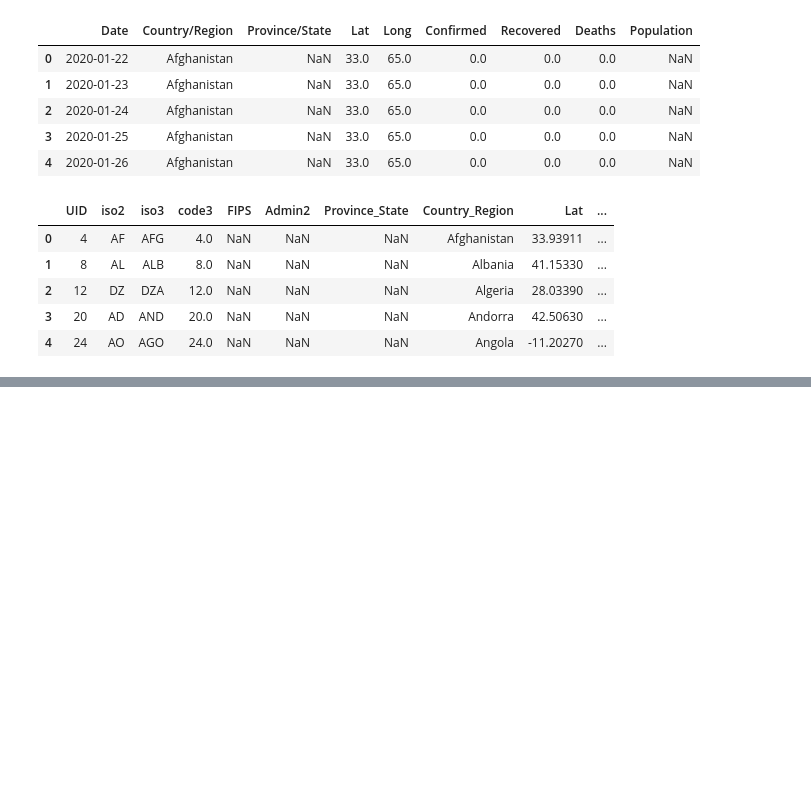
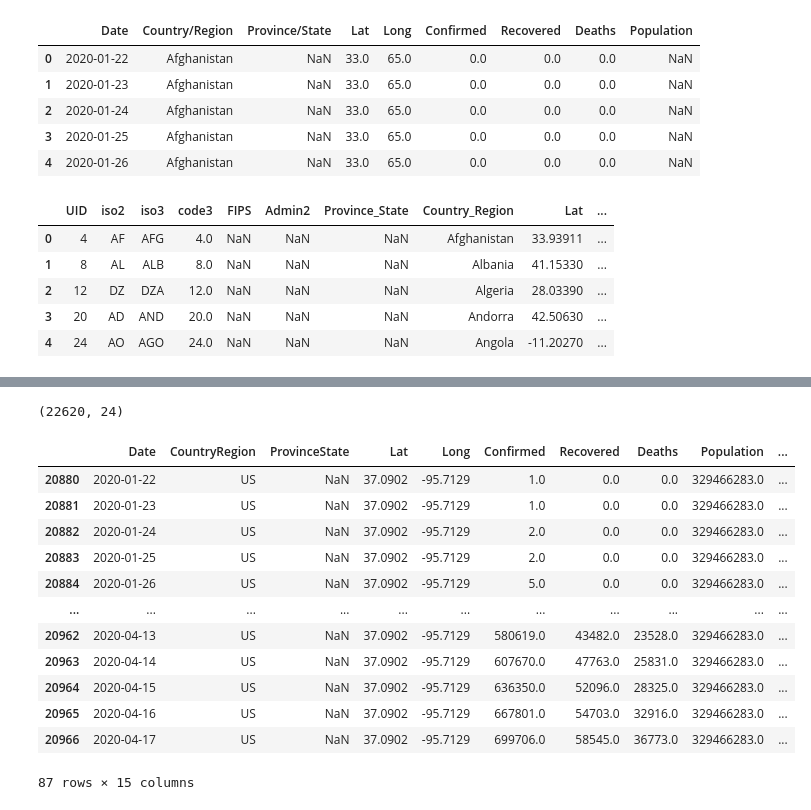
Before and after one commit to gregory1506/DashPlotly, a Jupyter notebook: 09_update_pops.ipynb, the cells around one changed output, grey strips where cells are left out. Saved outputs shown, nothing was run; the diff lists cells and outputs as text; code cells hidden in the pictures; blank space fills up the shorter version.

```diff
--- a/09_update_pops.ipynb
+++ b/09_update_pops.ipynb
@@ -60,0 +68,12 @@ df2[(df2.Population.isnull()) & (df2.Date == df2.Date.max())]
+# %%
+#add usa data
+usc = pd.read_csv("https://raw.githubusercontent.com/datasets/covid-19/master/data/us_confirmed.csv")
+usd = pd.read_csv("https://raw.githubusercontent.com/datasets/covid-19/master/data/us_deaths.csv")
+usc["Population"] = usd.Population
+usc.rename(columns={"Case":"Confirmed"},inplace=True)
+usc["Deaths"] = usd.Case
+usc["Recovered"] = 0.0
+# usc = usc[["Date","Lat","Long","Confirmed","Recovered","Deaths","Country/Region","Province/State","Population"]].copy()
+usc.Date = pd.to_datetime(usc.Date, format="%Y-%m-%d")
+usc.drop(["Admin2"],axis=1,inplace=True)
+usc.head()
@@ -61,3 +92,6 @@ df2[(df2.Population.isnull()) & (df2.Date == df2.Date.max())]
+# %%
+df3 = pd.concat([df2,usc]).copy()
+df3.drop(df3[df3.Population == 0.0].index,inplace=True)
 # %%
 df2["DPM"] = round(((1000000 / df2.Population) * df2.Deaths),3)
 df2["CPM"] = round(((1000000 / df2.Population) * df2.Confirmed),3)
@@ -80,0 +132,21 @@ tmp
+# %%
+df3.Combined_Key.replace("nan","",inplace=True)
+df2.shape
+# %% [output]
+(22620, 24)
+# %%
+df3[(df3.CountryRegion == "US") & (df3.ProvinceState.isnull())]
+# %% [output]
+|  | Date | CountryRegion | ProvinceState | Lat | Long | Confirmed | Recovered | Deaths | Population | ... |
+| 20880 | 2020-01-22 | US | NaN | 37.0902 | -95.7129 | 1.0 | 0.0 | 0.0 | 329466283.0 | ... |
+| 20881 | 2020-01-23 | US | NaN | 37.0902 | -95.7129 | 1.0 | 0.0 | 0.0 | 329466283.0 | ... |
+| 20882 | 2020-01-24 | US | NaN | 37.0902 | -95.7129 | 2.0 | 0.0 | 0.0 | 329466283.0 | ... |
+| 20883 | 2020-01-25 | US | NaN | 37.0902 | -95.7129 | 2.0 | 0.0 | 0.0 | 329466283.0 | ... |
+| 20884 | 2020-01-26 | US | NaN | 37.0902 | -95.7129 | 5.0 | 0.0 | 0.0 | 329466283.0 | ... |
+| ... | ... | ... | ... | ... | ... | ... | ... | ... | ... | ... |
+| 20962 | 2020-04-13 | US | NaN | 37.0902 | -95.7129 | 580619.0 | 43482.0 | 23528.0 | 329466283.0 | ... |
+| 20963 | 2020-04-14 | US | NaN | 37.0902 | -95.7129 | 607670.0 | 47763.0 | 25831.0 | 329466283.0 | ... |
+| 20964 | 2020-04-15 | US | NaN | 37.0902 | -95.7129 | 636350.0 | 52096.0 | 28325.0 | 329466283.0 | ... |
+| 20965 | 2020-04-16 | US | NaN | 37.0902 | -95.7129 | 667801.0 | 54703.0 | 32916.0 | 329466283.0 | ... |
+| 20966 | 2020-04-17 | US | NaN | 37.0902 | -95.7129 | 699706.0 | 58545.0 | 36773.0 | 329466283.0 | ... |
+87 rows × 15 columns
```
Also changed, not shown: parts of 19 cells of this notebook, 5 other files.
